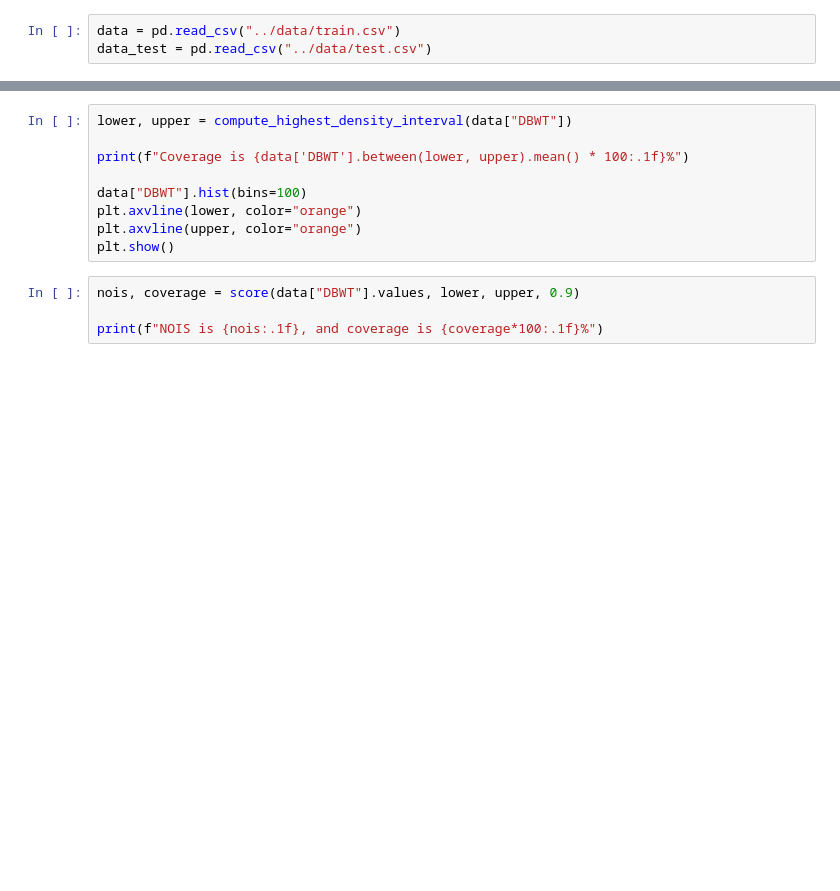
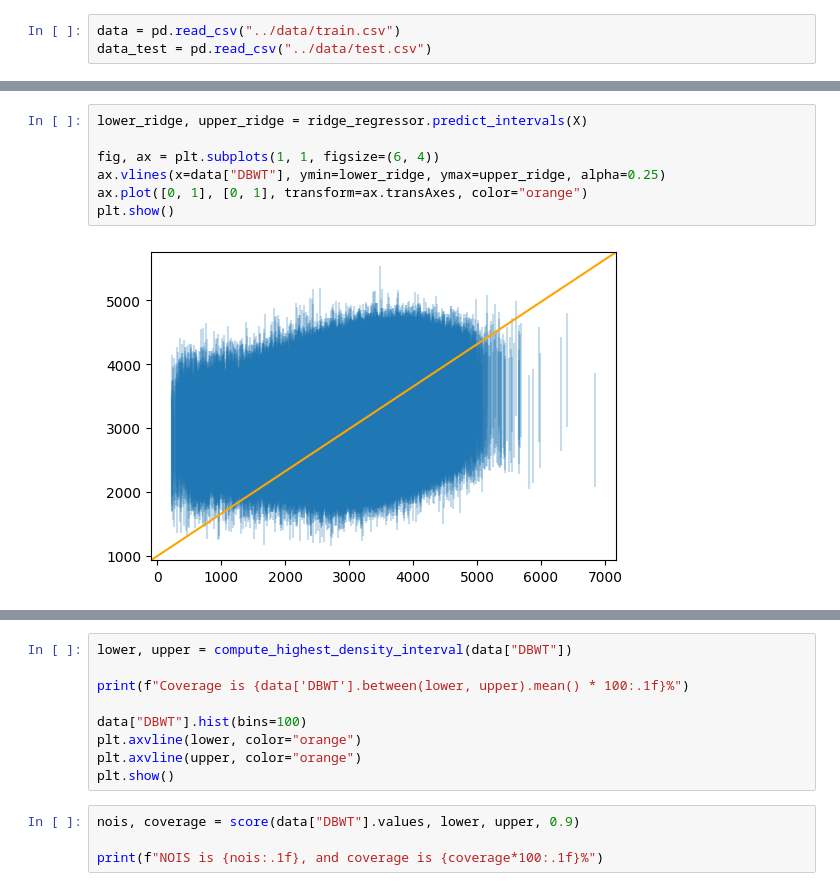
Before and after one commit to hrmerrill/kaggle-prediction-interval-birthweight, a Jupyter notebook: notebooks/testing.ipynb, the cells around one changed output, grey strips where cells are left out. Cells and saved outputs as stored; diff of their text form; blank space fills up the shorter version.

```diff
--- a/notebooks/testing.ipynb
+++ b/notebooks/testing.ipynb
@@ -55,0 +45,9 @@ np.nanmax(X_categorical, axis=0)
+# %%
+lower_ridge, upper_ridge = ridge_regressor.predict_intervals(X)
+
+fig, ax = plt.subplots(1, 1, figsize=(6, 4))
+ax.vlines(x=data["DBWT"], ymin=lower_ridge, ymax=upper_ridge, alpha=0.25)
+ax.plot([0, 1], [0, 1], transform=ax.transAxes, color="orange")
+plt.show()
+# %% [output]
+[figure, added]
```
Also changed, not shown: parts of 18 cells of this notebook, 6 other files.
